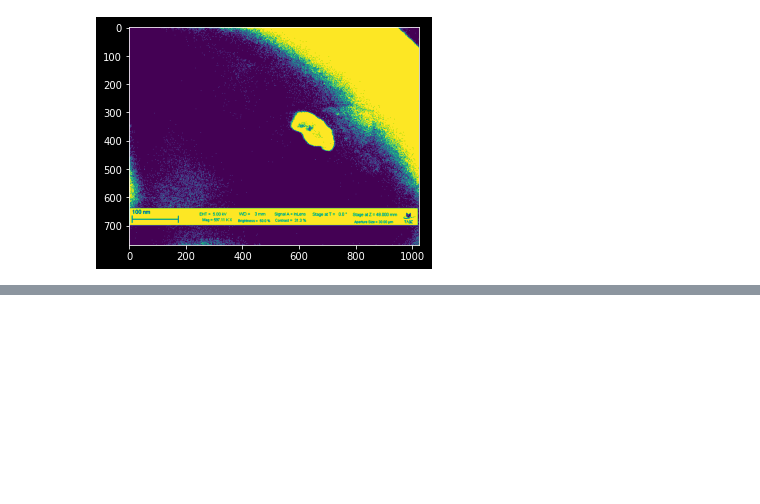
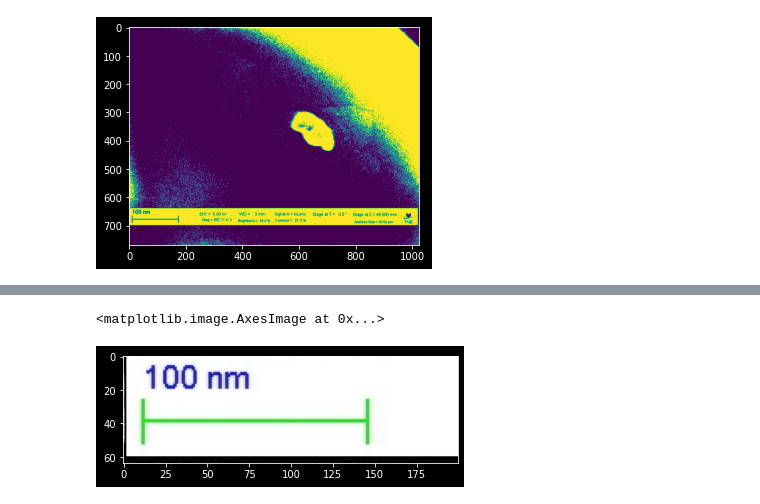
Before and after one commit to oftavira/CNNSEM, a Jupyter notebook: semimages.ipynb, the cells around one changed output, grey strips where cells are left out. Drawn from its saved outputs; the diff is of its cells as text; code cells hidden in the pictures; blank space fills up the shorter version.

```diff
--- a/semimages.ipynb
+++ b/semimages.ipynb
@@ -167,0 +206,15 @@ plt.imshow(im1)
+# %%
+# We cereate a test image to play with the crop function
+
+test = images[1592]
+
+# We can crop the image with cv2
+
+crop = test[636:700, 0:200]
+
+# We can plot the image
+
+plt.imshow(crop)
+# %% [output]
+<matplotlib.image.AxesImage at 0x...>
+[figure, added]
```
Also changed, not shown: parts of 16 cells of this notebook, 1 other file.
